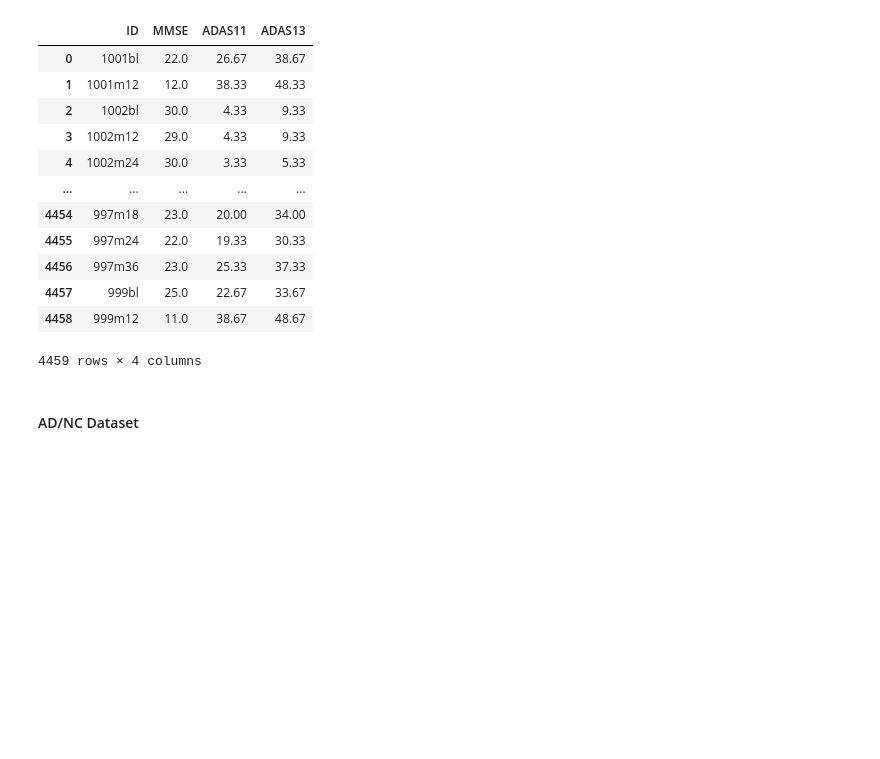
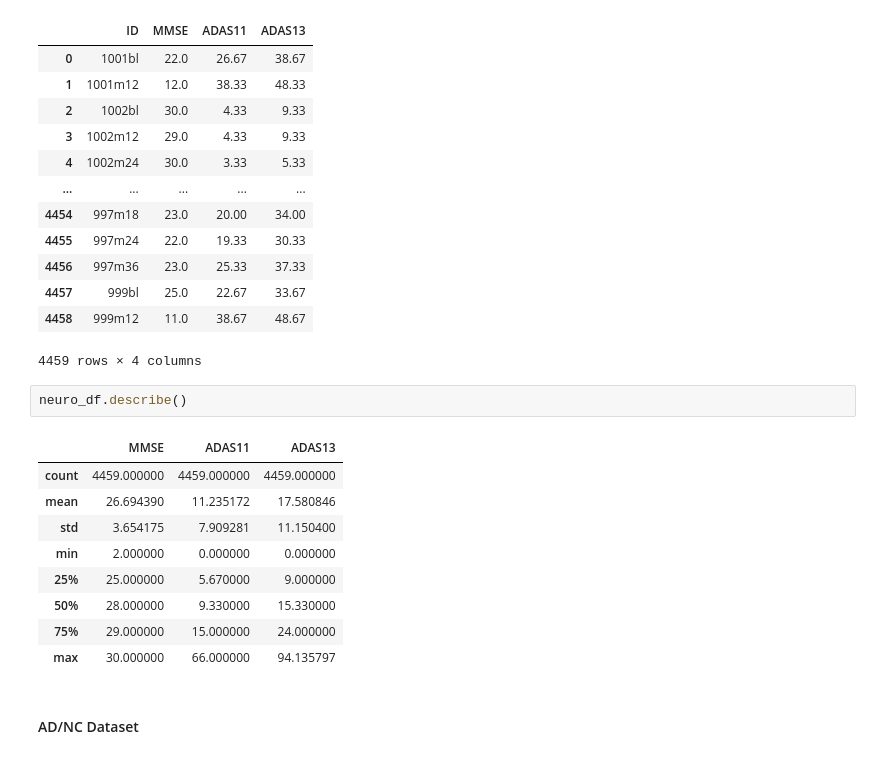
Before and after one commit to umayaaah/xai-for-alzheimer-prediction, a Jupyter notebook: preprocessing/ADNI_preprocessing.ipynb, the cells around one changed output. Drawn from its saved outputs; the diff is of its cells as text; blank space fills up the shorter version.

```diff
--- a/preprocessing/ADNI_preprocessing.ipynb
+++ b/preprocessing/ADNI_preprocessing.ipynb
@@ -334,6 +358,18 @@ neuro_df
 | 4457 | 999bl | 25.0 | 22.67 | 33.67 |
 | 4458 | 999m12 | 11.0 | 38.67 | 48.67 |
 4459 rows × 4 columns
+# %%
+neuro_df.describe()
+# %% [output]
+|  | MMSE | ADAS11 | ADAS13 |
+| count | 4459.000000 | 4459.000000 | 4459.000000 |
+| mean | 26.694390 | 11.235172 | 17.580846 |
+| std | 3.654175 | 7.909281 | 11.150400 |
+| min | 2.000000 | 0.000000 | 0.000000 |
+| 25% | 25.000000 | 5.670000 | 9.000000 |
+| 50% | 28.000000 | 9.330000 | 15.330000 |
+| 75% | 29.000000 | 15.000000 | 24.000000 |
+| max | 30.000000 | 66.000000 | 94.135797 |
 # %% [markdown]
 #### AD/NC Dataset
 # %%
```
Also changed, not shown: parts of 2 cells of this notebook.
